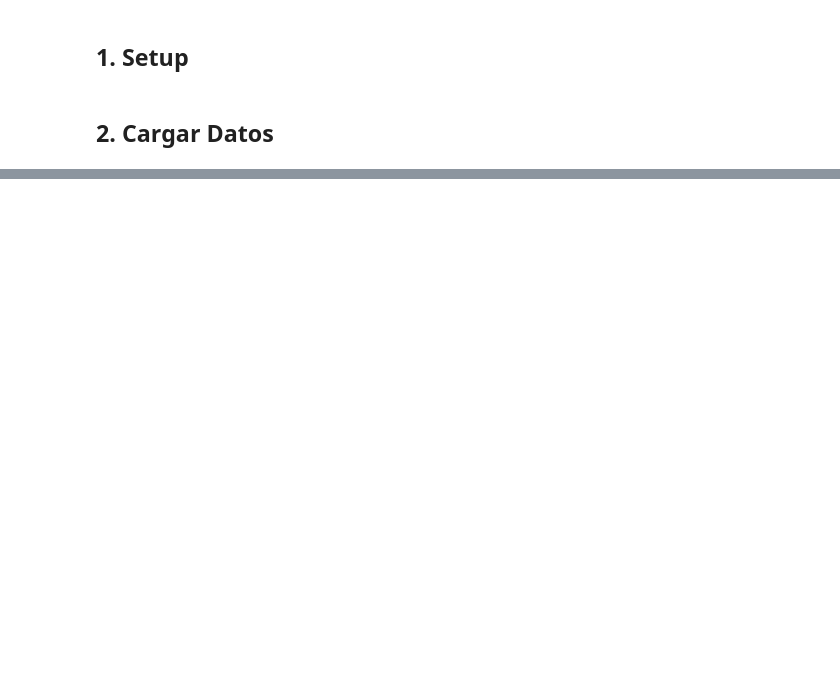
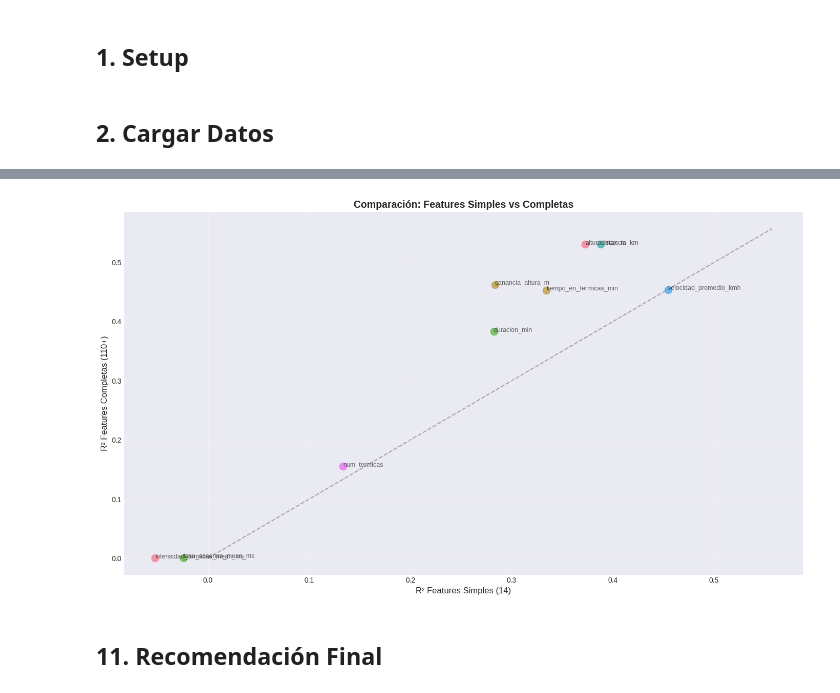
Before and after one commit to estanislaomolina/TP-Final-ML, a Jupyter notebook: 02_Modelos/02_Baseline.ipynb, the cells around one changed output, grey strips where cells are left out. Saved outputs shown, nothing was run; the diff lists cells and outputs as text; code cells hidden in the pictures; blank space fills up the shorter version.

```diff
--- a/02_Modelos/02_Baseline.ipynb
+++ b/02_Modelos/02_Baseline.ipynb
@@ -337,0 +450,22 @@ Próximo paso: Random Forest
+# %%
+# Combinar resultados
+df_todos = pd.concat([df_simple, df_full], ignore_index=True)
+
+print("="*70)
+print("COMPARACIÓN: Features Simples vs Completas")
+print("="*70)
+
+for target in targets_reg:
+    best_simple = df_simple[df_simple['target']==target].nlargest(1, 'Test_R2').iloc[0]
+    best_full = df_full[df_full['target']==target].nlargest(1, 'Test_R2').iloc[0]
+
+    print(f"\n{target}:")
+    print(f"  Simple: {best_simple['modelo']:12s} R²={best_simple['Test_R2']:.4f} (α={best_simple['alpha']:7.3f})")
+    print(f"  Full:   {best_full['modelo']:12s} R²={best_full['Test_R2']:.4f} (α={best_full['alpha']:7.3f})")
+
+    if best_simple['Test_R2'] > best_full['Test_R2']:
+        print(f"  ✓ SIMPLE mejor ({best_simple['Test_R2'] - best_full['Test_R2']:+.4f})")
+    else:
+        print(f"  ✓ FULL mejor ({best_full['Test_R2'] - best_simple['Test_R2']:+.4f})")
+
+print("\n" + "="*70)
@@ -337,0 +700,27 @@ Próximo paso: Random Forest
+# %%
+# Gráfico 2: Simple vs Full
+fig, ax = plt.subplots(figsize=(14, 8))
+
+for target in targets_reg:
+    best_simple = df_simple[df_simple['target']==target]['Test_R2'].max()
+    best_full = df_full[df_full['target']==target]['Test_R2'].max()
+
+    ax.scatter(best_simple, best_full, s=100, alpha=0.7)
+    ax.annotate(target, (best_simple, best_full), fontsize=9, alpha=0.7)
+
+lims = [0, max(ax.get_xlim()[1], ax.get_ylim()[1])]
+ax.plot(lims, lims, 'k--', alpha=0.3, zorder=0)
+
+ax.set_xlabel('R² Features Simples (14)', fontsize=12)
+ax.set_ylabel('R² Features Completas (110+)', fontsize=12)
+ax.set_title('Comparación: Features Simples vs Completas',
+             fontsize=14, fontweight='bold')
+ax.grid(True, alpha=0.3)
+
+plt.tight_layout()
+plt.savefig('../data/processed/baseline_simple_vs_full.png', dpi=300, bbox_inches='tight')
+plt.show()
+# %% [output]
+[figure, added]
+# %% [markdown]
+## 11. Recomendación Final
```
Also changed, not shown: parts of 44 cells of this notebook, 34 other files.
